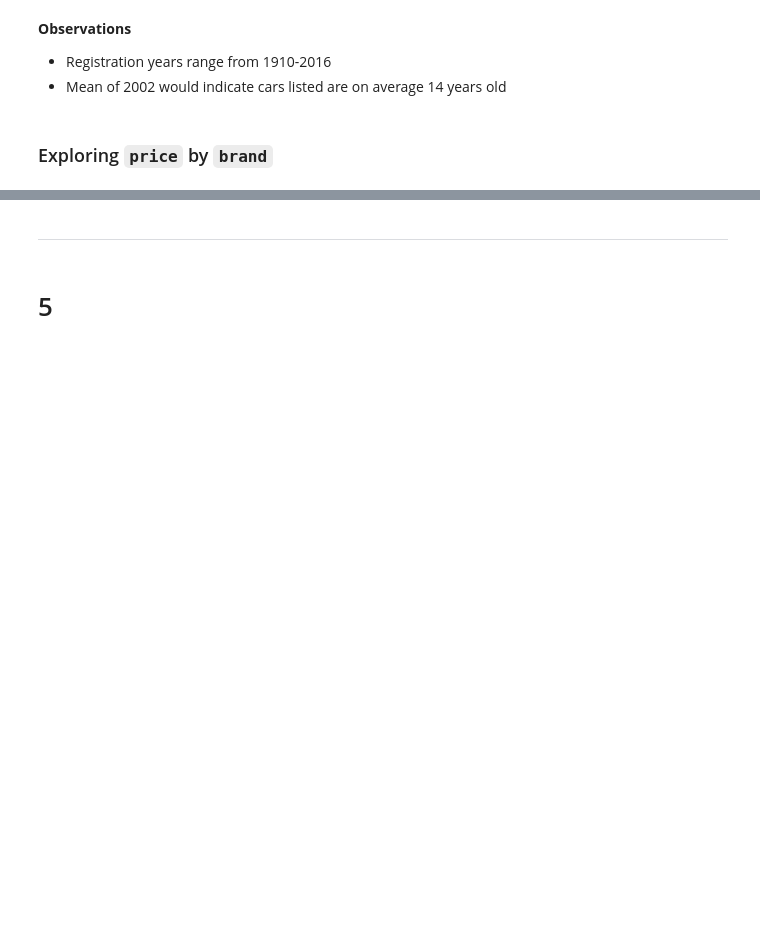
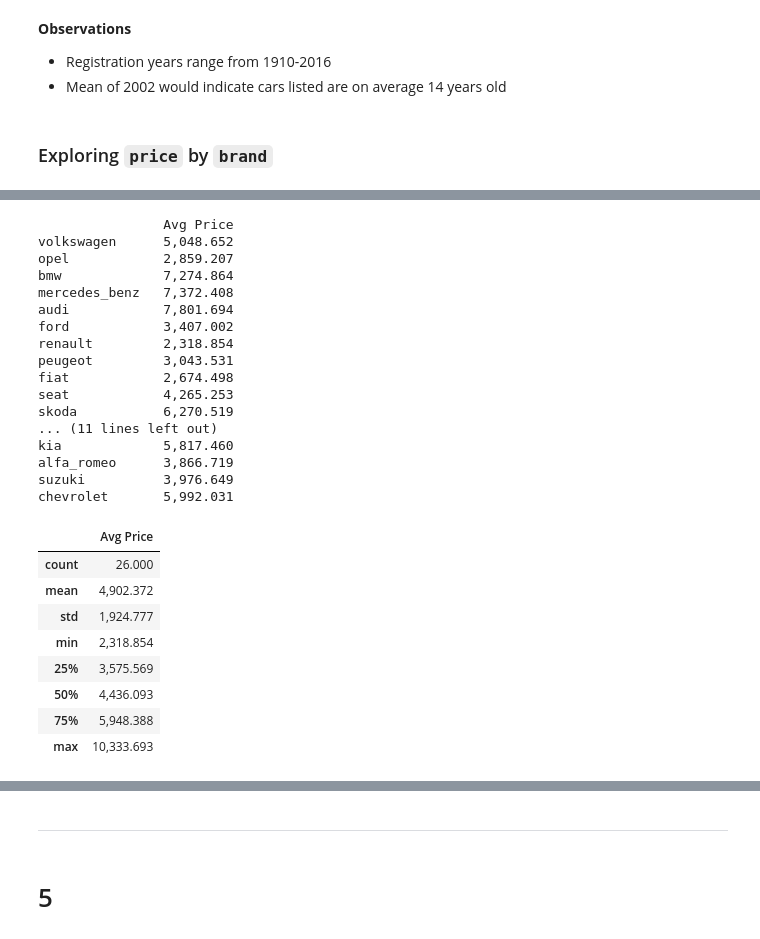
Before and after one commit to aleciaduncan/Data-Analysis, a Jupyter notebook: eBay_Klein/eBay_auto_sales_analysis.ipynb, the cells around one changed output, grey strips where cells are left out. Saved outputs shown, nothing was run; the diff lists cells and outputs as text; code cells hidden in the pictures; blank space fills up the shorter version.

```diff
--- a/eBay_Klein/eBay_auto_sales_analysis.ipynb
+++ b/eBay_Klein/eBay_auto_sales_analysis.ipynb
@@ -108,7 +108,7 @@ import pandas as pd
 # Pandas settings
 pd.options.display.max_columns = None
 pd.options.display.max_colwidth = 60
-pd.options.display.float_format = '{:,.3f}'.format
+pd.options.display.float_format = '{:,.2f}'.format
 # %% [markdown]
 ### Loading Data
 # %%
@@ -683,0 +702,39 @@ Name: brand, dtype: int64
+# %%
+final_brands = brands.keys()
+price_by_brands = {}
+
+for b in final_brands:
+    brand_sales = autos[autos["brand"] == b] #Create a subset of rows identified as the brand
+    mean_price = brand_sales["price"].mean()
+    price_by_brands[b] = mean_price
+
+brand_price_df = pd.DataFrame.from_dict(price_by_brands, orient='index', columns=["Avg Price"]) #Convert to dataframe for easy calculations and later data storage
+print(brand_price_df)
+brand_price_df.describe()
+# %% [output]
+                Avg Price
+volkswagen      5,048.652
+opel            2,859.207
+bmw             7,274.864
+mercedes_benz   7,372.408
+audi            7,801.694
+ford            3,407.002
+renault         2,318.854
+peugeot         3,043.531
+fiat            2,674.498
+seat            4,265.253
+skoda           6,270.519
+... (11 lines left out)
+kia             5,817.460
+alfa_romeo      3,866.719
+suzuki          3,976.649
+chevrolet       5,992.031
+|  | Avg Price |
+| count | 26.000 |
+| mean | 4,902.372 |
+| std | 1,924.777 |
+| min | 2,318.854 |
+| 25% | 3,575.569 |
+| 50% | 4,436.093 |
+| 75% | 5,948.388 |
+| max | 10,333.693 |
```
Also changed, not shown: parts of 16 cells of this notebook.
